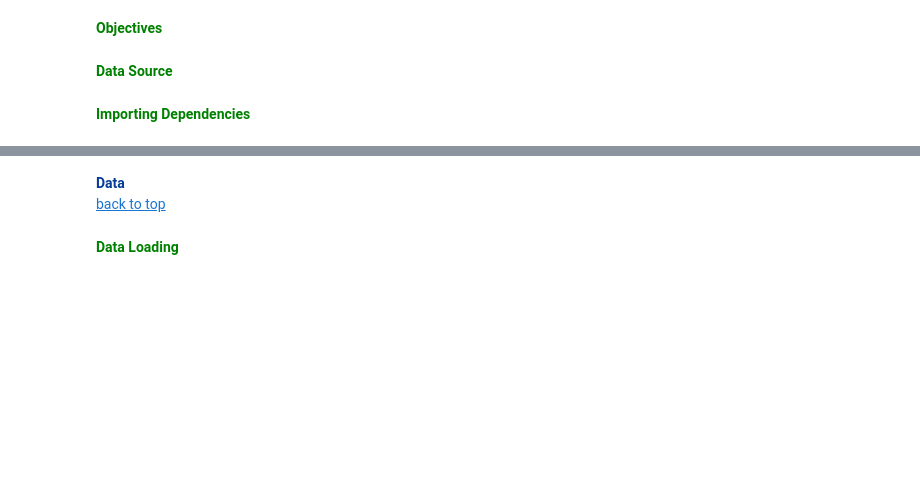
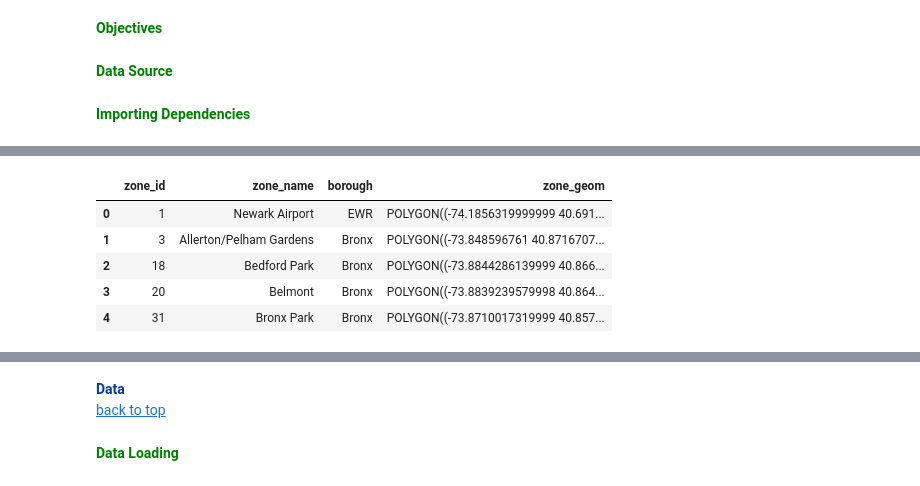
Before and after one commit to omar-kabeer/UrbanFlow-Prediction-DLT, a Jupyter notebook: notebooks/dataset_analysis.ipynb, the cells around one changed output, grey strips where cells are left out. Saved outputs shown, nothing was run; the diff lists cells and outputs as text; code cells hidden in the pictures; blank space fills up the shorter version.

```diff
--- a/notebooks/dataset_analysis.ipynb
+++ b/notebooks/dataset_analysis.ipynb
@@ -63,0 +170,15 @@ from src.functions import *
+# %%
+pems04 = pd.read_csv('../data/PEMS04.csv')
+pems07 = pd.read_csv('../data/PEMS07.csv')
+pems08 = pd.read_csv('../data/PEMS08.csv')
+taxi_zones = pd.read_csv('../data/taxi_zone_geo.csv')
+taxi_trips = pd.read_csv('../data/taxi_trip_data.csv')
+# %%
+taxi_zones.head()
+# %% [output]
+|  | zone_id | zone_name | borough | zone_geom |
+| 0 | 1 | Newark Airport | EWR | POLYGON((-74.1856319999999 40.691... |
+| 1 | 3 | Allerton/Pelham Gardens | Bronx | POLYGON((-73.848596761 40.8716707... |
+| 2 | 18 | Bedford Park | Bronx | POLYGON((-73.8844286139999 40.866... |
+| 3 | 20 | Belmont | Bronx | POLYGON((-73.8839239579998 40.864... |
+| 4 | 31 | Bronx Park | Bronx | POLYGON((-73.8710017319999 40.857... |
```
Also changed, not shown: parts of 70 cells of this notebook, 2 other files.
